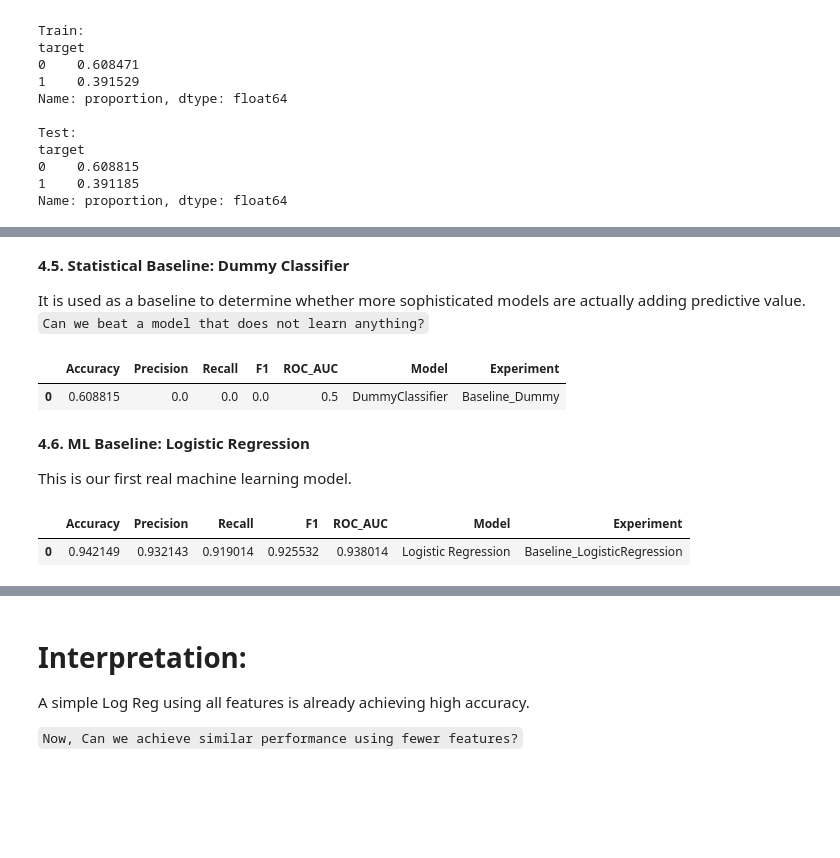
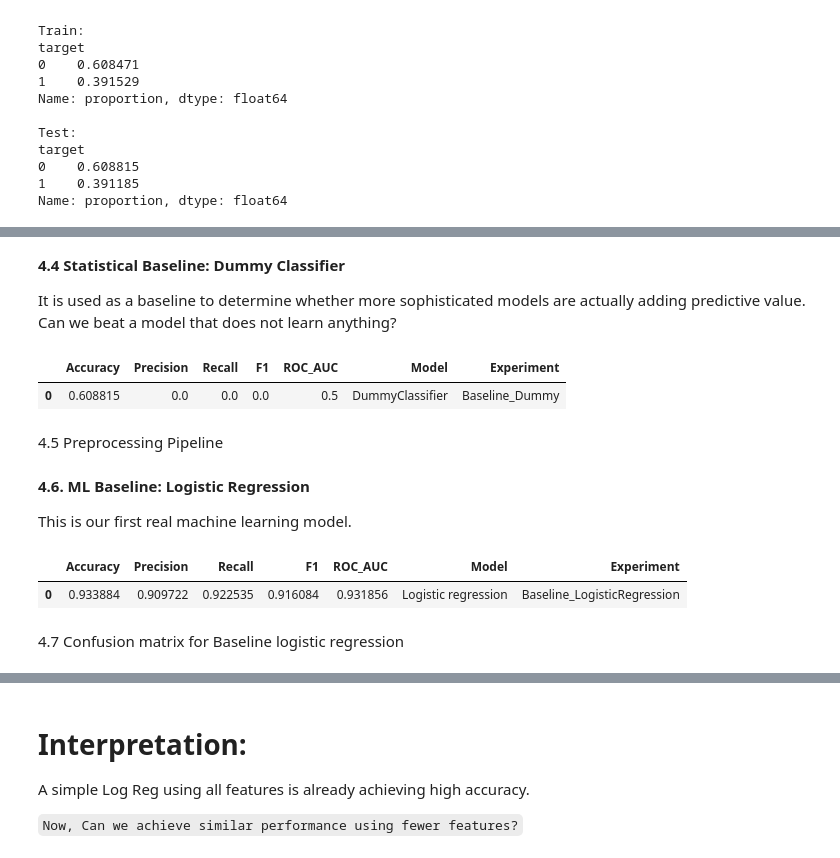
Before and after one commit to abdulmm44/Student_dropout_prediction, a Jupyter notebook: Student_dropout_(37).ipynb, the cells around one changed output, grey strips where cells are left out. Cells and saved outputs as stored; diff of their text form; code cells hidden in the pictures; blank space fills up the shorter version.

Commit message:
categorised features by categorial or numerical.  with baseline  logistic regression

```diff
--- a/Student_dropout_(37).ipynb
+++ b/Student_dropout_(37).ipynb
@@ -952,13 +951,13 @@ print(X_test_scaled.shape)
 # %% [markdown]
-**4.5. Statistical Baseline: Dummy Classifier**
+**4.4 Statistical Baseline: Dummy Classifier**
 
-It is used as a baseline to determine whether more sophisticated models are actually adding predictive value. `Can we beat a model that does not learn anything?`
+It is used as a baseline to determine whether more sophisticated models are actually adding predictive value. Can we beat a model that does not learn anything?
 # %%
 baseline_dummy = DummyClassifier(strategy='most_frequent')
 
-baseline_dummy.fit(X_train_scaled, y_train)
+baseline_dummy.fit(X_train, y_train)
 
-baseline_dummy_pred = baseline_dummy.predict(X_test_scaled)
+baseline_dummy_pred = baseline_dummy.predict(X_test)
 
 # Create a proper metrics dictionary (same structure as evaluate_model output)
 baseline_dummy_scores = {
@@ -977,38 +976,54 @@ results_baseline_dummy
 # %% [output]
 |  | Accuracy | Precision | Recall | F1 | ROC_AUC | Model | Experiment |
 | 0 | 0.608815 | 0.0 | 0.0 | 0.0 | 0.5 | DummyClassifier | Baseline_Dummy |
+# %% [markdown]
+4.5 Preprocessing Pipeline
+# %%
+
+# Create preprocessor
+preprocessor = ColumnTransformer(
+    transformers=[
+        ('num', StandardScaler(), numerical_cols),
+        ('cat', OneHotEncoder(handle_unknown='ignore', sparse_output=False),
+         categorical_cols)
+    ])
 # %% [markdown]
 **4.6. ML Baseline: Logistic Regression**
 
 This is our first real machine learning model.
 # %%
+# Create full pipeline with Logistic Regression
+log_reg_model = Pipeline(steps=[
+    ('preprocessor', preprocessor),
+    ('classifier', LogisticRegression(max_iter=1000, random_state=42))
+])
 
-baseline_lr = LogisticRegression(
-    random_state=42,
-    max_iter=1000
-)
 
-baseline_lr.fit(X_train_scaled, y_train)
+# Train the model
+log_reg_model.fit(X_train, y_train)
 
-baseline_lr_pred = baseline_lr.predict(X_test_scaled)
+# predict the model
+baseline_lr_pred = log_reg_model.predict(X_test)
 
 # Create a proper metrics dictionary (same structure as evaluate_model output)
-baseline_lr_scores = {
-    "Accuracy": accuracy_score(y_test, baseline_lr_pred),
-    "Precision": precision_score(y_test, baseline_lr_pred),
-    "Recall": recall_score(y_test, baseline_lr_pred),
-    "F1": f1_score(y_test, baseline_lr_pred),
-    "ROC_AUC": roc_auc_score(y_test, baseline_lr_pred),
-    "Model": "Logistic Regression",
+log_reg_model = {
+    "Accuracy": accuracy_score(y_test,baseline_lr_pred ),
+    "Precision": precision_score(y_test, baseline_lr_pred ),
+    "Recall": recall_score(y_test, baseline_lr_pred ),
+    "F1": f1_score(y_test, baseline_lr_pred ),
+    "ROC_AUC": roc_auc_score(y_test, baseline_lr_pred ),
+    "Model": "Logistic regression",
     "Experiment": "Baseline_LogisticRegression"
 }
 
 # Convert it into DataFrame
-results_baseline_lr = pd.DataFrame([baseline_lr_scores])
-results_baseline_lr
+results_baseline_regression = pd.DataFrame([log_reg_model])
+results_baseline_regression
 # %% [output]
 |  | Accuracy | Precision | Recall | F1 | ROC_AUC | Model | Experiment |
-| 0 | 0.942149 | 0.932143 | 0.919014 | 0.925532 | 0.938014 | Logistic Regression | Baseline_LogisticRegression |
+| 0 | 0.933884 | 0.909722 | 0.922535 | 0.916084 | 0.931856 | Logistic regression | Baseline_LogisticRegression |
+# %% [markdown]
+4.7 Confusion matrix for Baseline logistic regression
 # %%
 # Compute confusion matrix for baseline_lr
 cm_baseline_lr = confusion_matrix(
```
Also changed, not shown: parts of 13 cells of this notebook.
